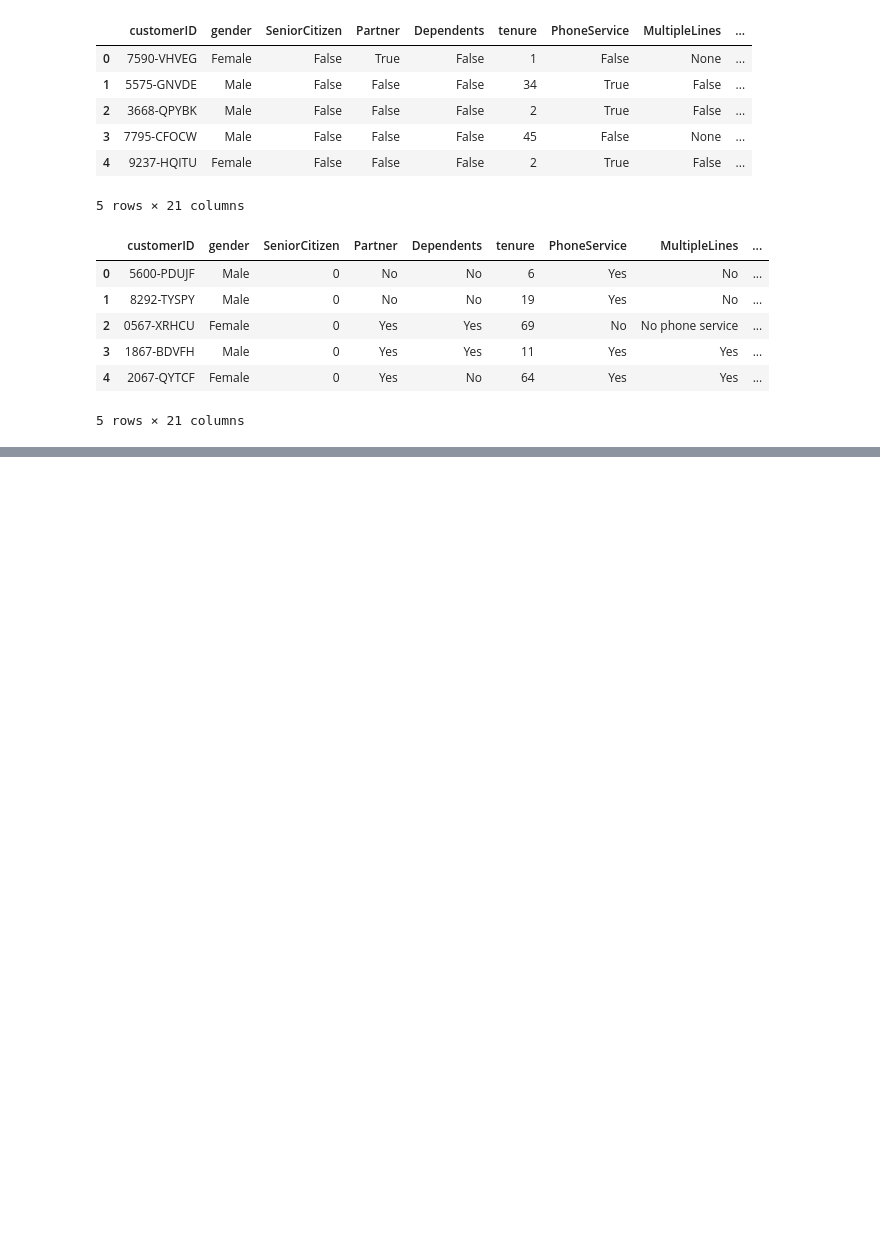
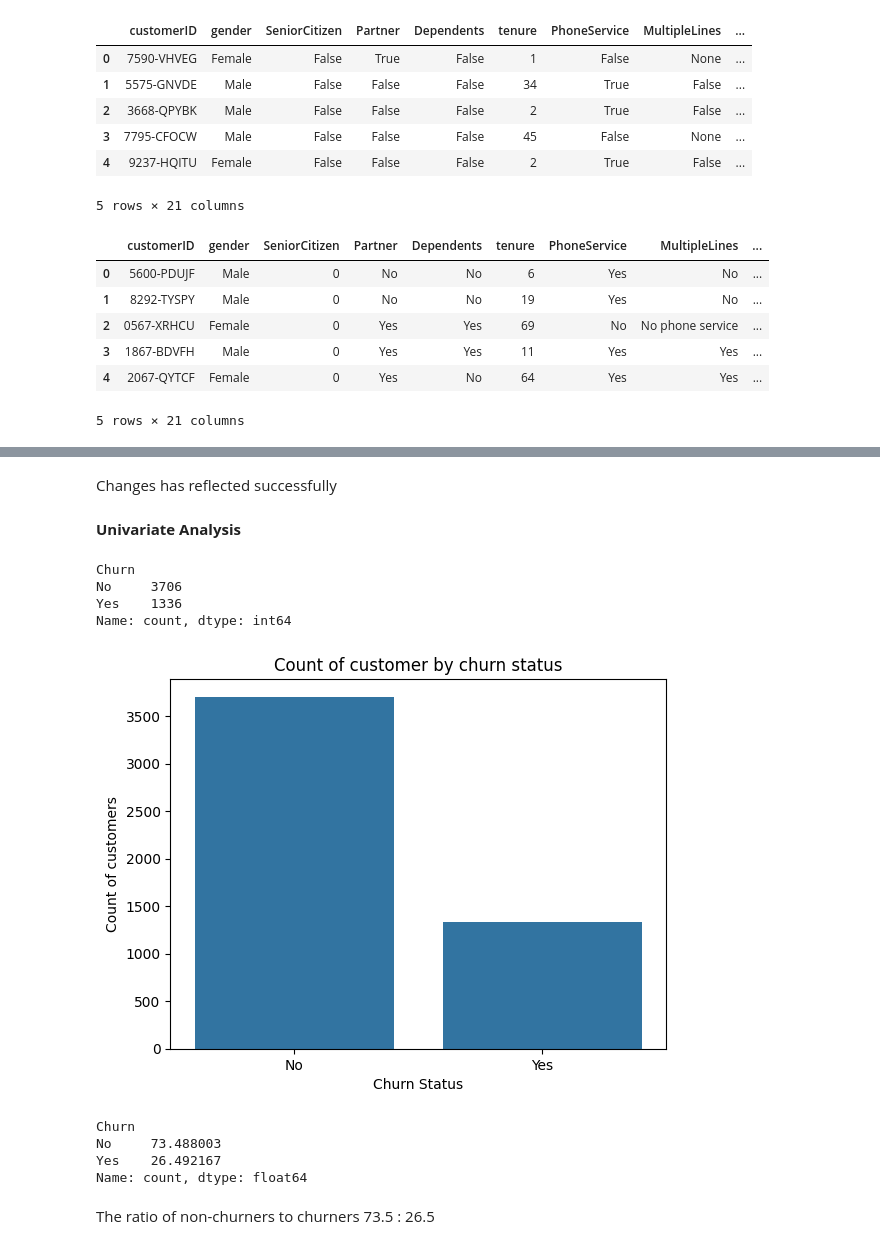
Before and after one commit to richmond-yeboah/Customer-Churn-Prediction, a Jupyter notebook: Notebooks/main.ipynb, the cells around one changed output, grey strips where cells are left out. Drawn from its saved outputs; the diff is of its cells as text; code cells hidden in the pictures; blank space fills up the shorter version.

```diff
--- a/Notebooks/main.ipynb
+++ b/Notebooks/main.ipynb
@@ -171,0 +317,10 @@ df2.head()
+# %%
+# loop through columns in training data
+for column in df_train.columns:
+
+    #check if the column is not a numerical column
+    if (df_train[column].dtype not in ['int64', 'float64']):
+
+        # print out unique values in categorical columns
+        print(f'column: {column}\nunique values: {df_train[column].unique()}')
+        print(70 * '-')
@@ -171,0 +347,5 @@ df2.head()
+# %%
+
+columns_to_change = ['Partner', 'Dependents', 'PhoneService', 'MultipleLines', 'OnlineSecurity', 'OnlineBackup','DeviceProtection','TechSupport', 'StreamingTV', 'StreamingMovies', 'Churn', 'PaperlessBilling']
+for column in columns_to_change:
+    df_train[column].replace({True: 'Yes', False: 'No', 'No internet service': 'No', 'No phone service': 'No'}, inplace=True)
@@ -171,0 +381,31 @@ df2.head()
+# %% [markdown]
+Changes has reflected successfully
+# %% [markdown]
+**Univariate Analysis**
+# %%
+# count of customers per churn status
+churn_status_count = df_train['Churn'].value_counts()
+churn_status_count
+# %% [output]
+Churn
+No     3706
+Yes    1336
+Name: count, dtype: int64
+# %%
+sns.barplot(data= churn_status_count)
+plt.title('Count of customer by churn status')
+plt.xlabel('Churn Status')
+plt.ylabel('Count of customers')
+plt.show()
+# %% [output]
+[figure, added]
+# %%
+# ratio of non-churners to churners
+(churn_status_count/len(df_train['Churn'])) * 100
+# %% [output]
+Churn
+No     73.488003
+Yes    26.492167
+Name: count, dtype: float64
+# %% [markdown]
+The ratio of non-churners to churners 73.5 : 26.5
```
Also changed, not shown: parts of 18 cells of this notebook.
